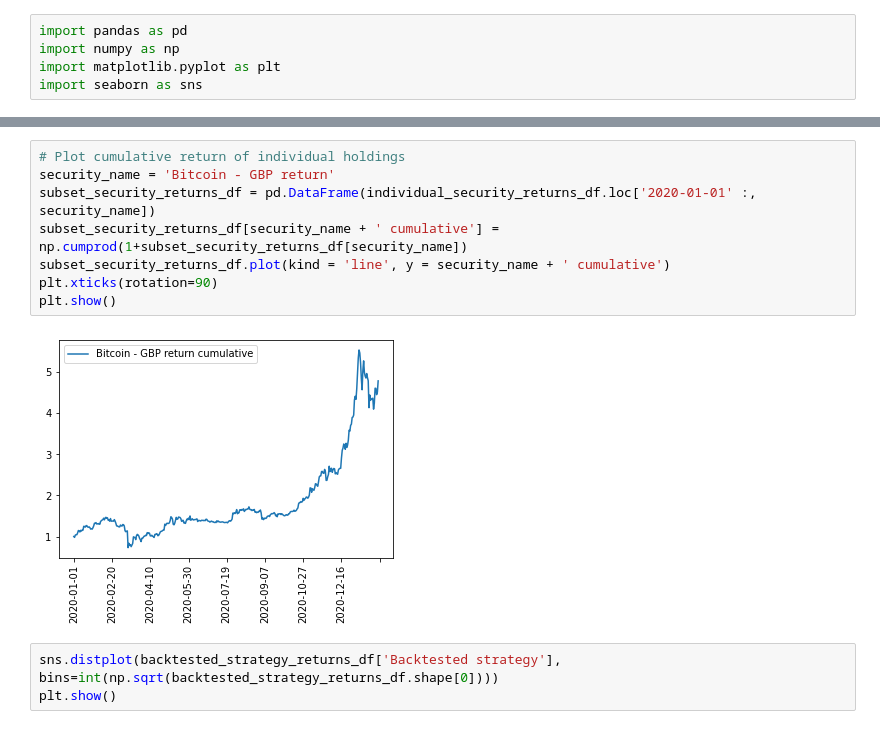
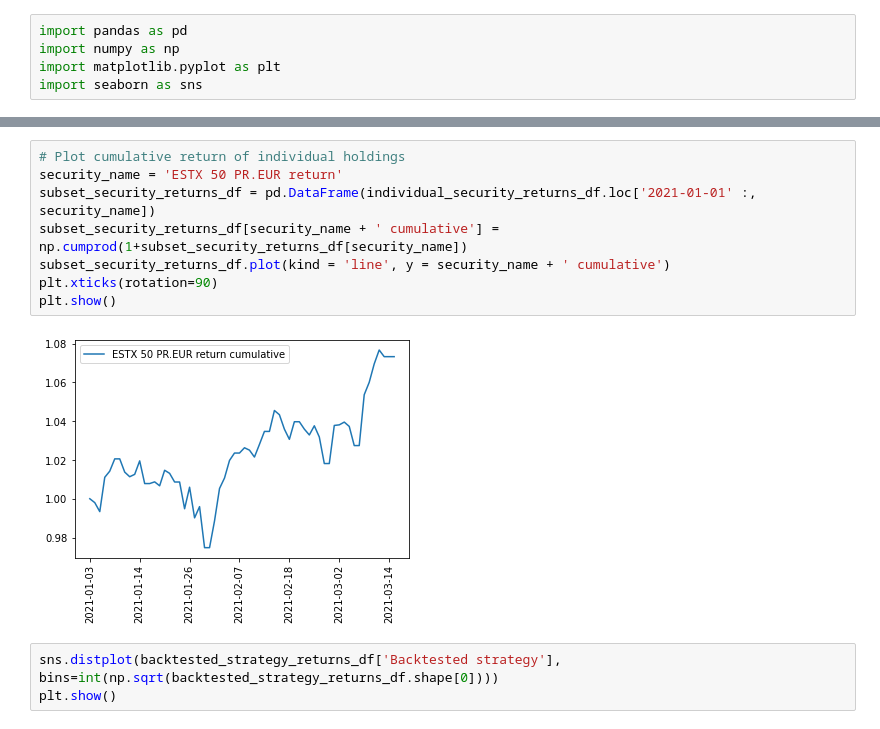
Before and after one commit to dhirlea/Portfolio-Optimizer, a Jupyter notebook: Statistical_Analysis_of_Returns.ipynb, the cells around one changed output, grey strips where cells are left out. Drawn from its saved outputs; the diff is of its cells as text.

```diff
--- a/Statistical_Analysis_of_Returns.ipynb
+++ b/Statistical_Analysis_of_Returns.ipynb
@@ -24,14 +24,14 @@ Index(['S&P 500 return', 'iShares Global Tech ETF return',
       dtype='object')
 # %%
 # Plot cumulative return of individual holdings
-security_name = 'Bitcoin - GBP return'
-subset_security_returns_df = pd.DataFrame(individual_security_returns_df.loc['2020-01-01' :, security_name])
+security_name = 'ESTX 50 PR.EUR return'
+subset_security_returns_df = pd.DataFrame(individual_security_returns_df.loc['2021-01-01' :, security_name])
 subset_security_returns_df[security_name + ' cumulative'] = np.cumprod(1+subset_security_returns_df[security_name])
 subset_security_returns_df.plot(kind = 'line', y = security_name + ' cumulative')
 plt.xticks(rotation=90)
 plt.show()
 # %% [output]
-[figure, old version]
+[figure, new version]
 # %%
 sns.distplot(backtested_strategy_returns_df['Backtested strategy'], bins=int(np.sqrt(backtested_strategy_returns_df.shape[0])))
 plt.show()
```
Also changed, not shown: parts of 1 cell of this notebook, 1 other file.
